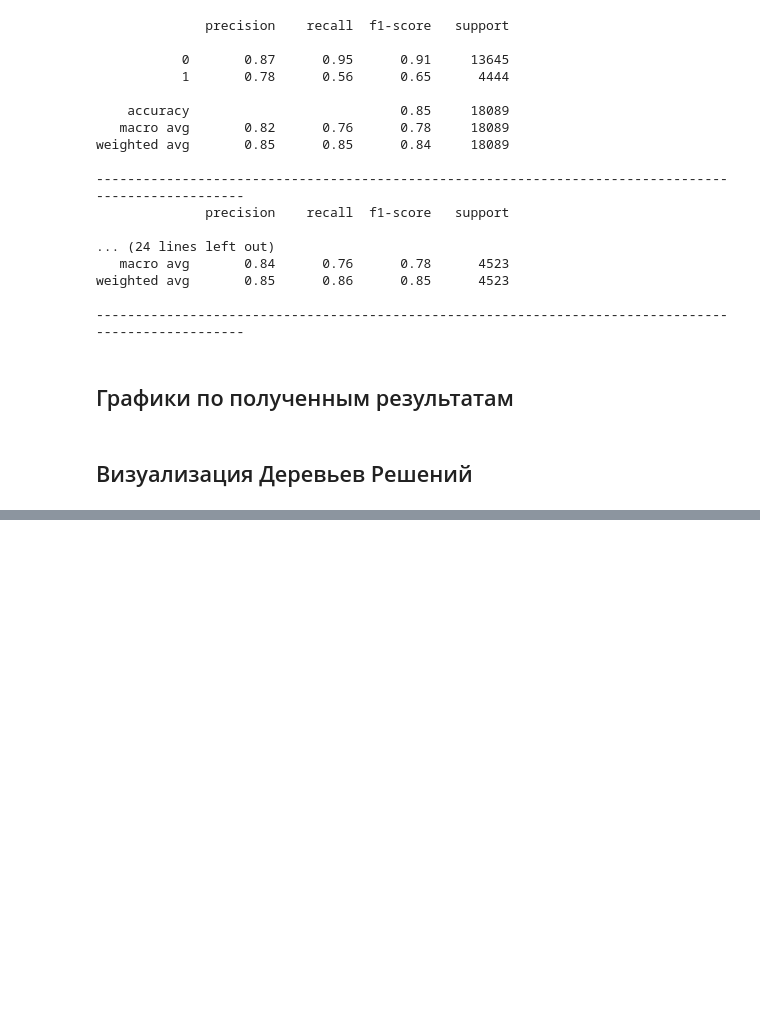
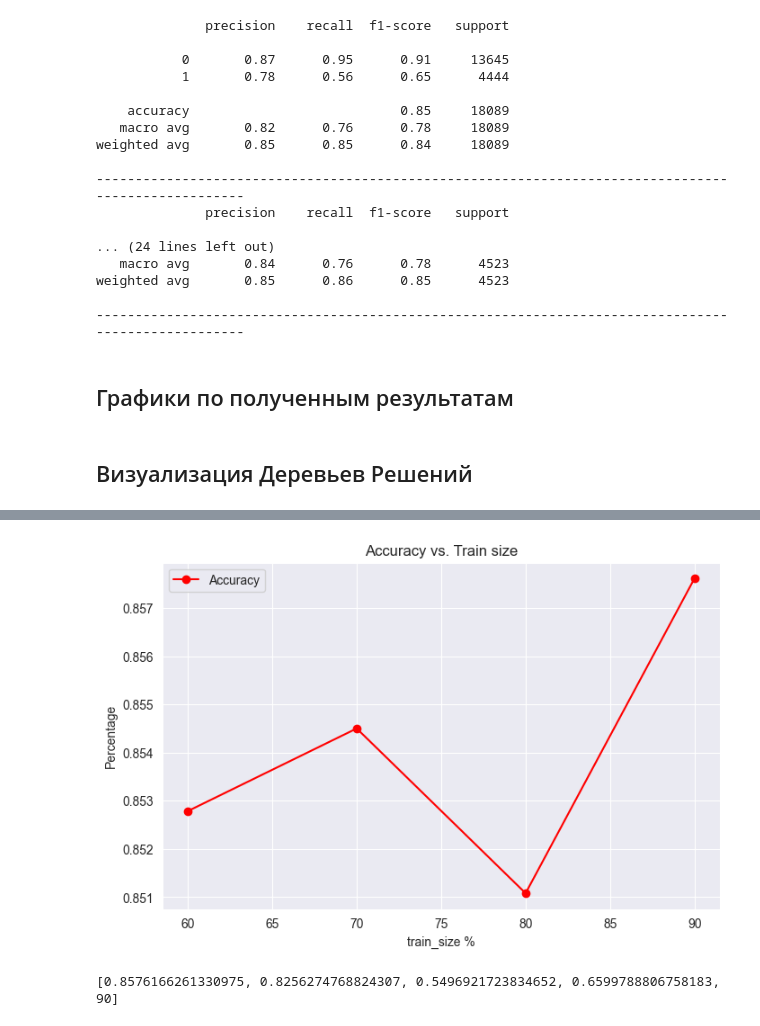
Before and after one commit to astronely/ProcessingInformation, a Jupyter notebook: lab3.ipynb, the cells around one changed output, grey strips where cells are left out. Saved outputs shown, nothing was run; the diff lists cells and outputs as text; code cells hidden in the pictures; blank space fills up the shorter version.

```diff
--- a/lab3.ipynb
+++ b/lab3.ipynb
@@ -225,0 +242,16 @@ plt.show()
+# %%
+plt.figure(figsize=(8, 5))
+plt.plot([m[4] for m in metrics_results], [m[0] for m in metrics_results], marker="o", color="r", label="Accuracy")
+plt.xlabel("train_size %")
+plt.ylabel("Percentage")
+plt.title("Accuracy vs. Train size")
+plt.legend()
+plt.grid(True)
+plt.savefig("./data/output/accuracy_vs_train_size.png")
+plt.show()
+# %% [output]
+[figure, added]
+# %%
+print(metrics_results[3])
+# %% [output]
+[0.8576166261330975, 0.8256274768824307, 0.5496921723834652, 0.6599788806758183, 90]
```
Also changed, not shown: parts of 10 cells of this notebook, 1 other file.
